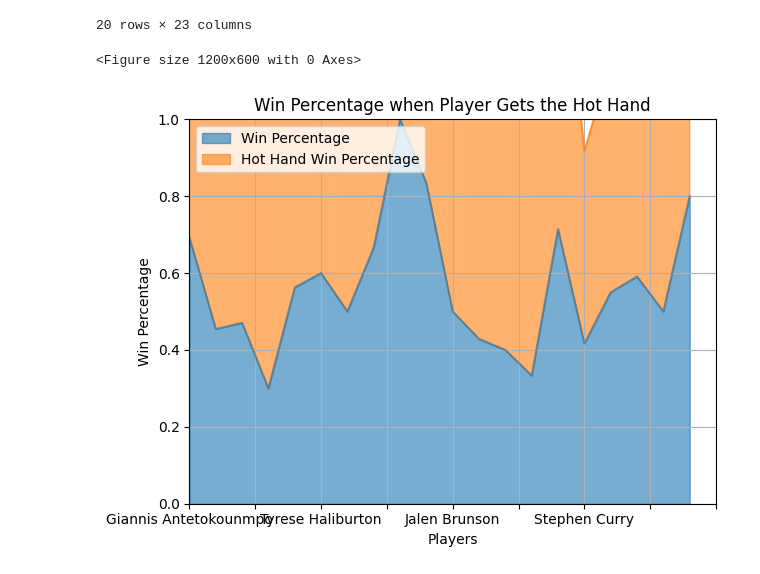
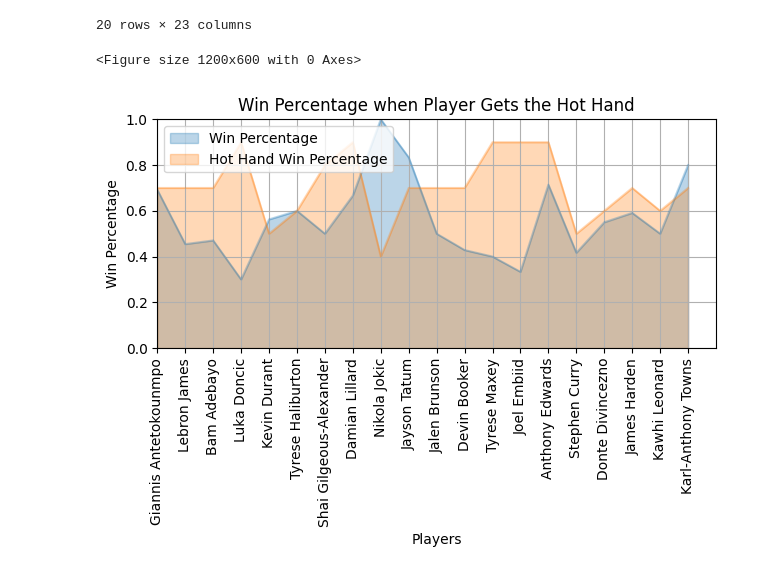
Before and after one commit to zacmac13/Hot-Hand-Project, a Jupyter notebook: HotHand.ipynb, the cells around one changed output. Cells and saved outputs as stored; diff of their text form; code cells hidden in the pictures.

```diff
--- a/HotHand.ipynb
+++ b/HotHand.ipynb
@@ -349,19 +349,31 @@ hot_hand
 | Row 19 | Kawhi Leonard | 34.2 | 8.8 | 5.2 | 1.3 | ... |
 | Row 20 | Karl-Anthony Towns | 32.9 | 12.6 | 4.6 | 1.0 | ... |
 20 rows × 23 columns
-# %%
-plt.figure(figsize=(12, 6))
-hot_hand.set_index('Players and Stats for 2023-24 Season')[['Win Percentage', 'Hot Hand Win Percentage']].plot.area(alpha=0.6)
-
-plt.title('Win Percentage when Player Gets the Hot Hand')
-plt.xlabel('Players')
-plt.ylabel('Win Percentage')
-plt.ylim(0, 1)
-plt.xlim(0, 20)
-plt.grid(True)
-plt.legend(loc='upper left')
-plt.tight_layout()
-plt.show()
-# %% [output]
-<Figure size 1200x600 with 0 Axes>
-[figure, removed]
+# %%
+hot_hand = hot_hand.set_index('Players and Stats for 2023-24 Season')
+plt.figure(figsize=(12, 6))
+hot_hand[['Win Percentage', 'Hot Hand Win Percentage']].plot.area(alpha=0.3, stacked=False)
+
+plt.title('Win Percentage when Player Gets the Hot Hand')
+plt.xlabel('Players')
+plt.ylabel('Win Percentage')
+plt.ylim(0, 1)
+plt.xlim(0, 20)
+plt.grid(True)
+plt.legend(loc='upper left')
+
+plt.xticks(
+
+    ticks=np.arange(len(hot_hand)),
+
+    labels=hot_hand.index,
+
+    rotation=90
+
+)
+
+plt.tight_layout()
+plt.show()
+# %% [output]
+<Figure size 1200x600 with 0 Axes>
+[figure, added]
```
Also changed, not shown: parts of 1 cell of this notebook, 1 other file.
